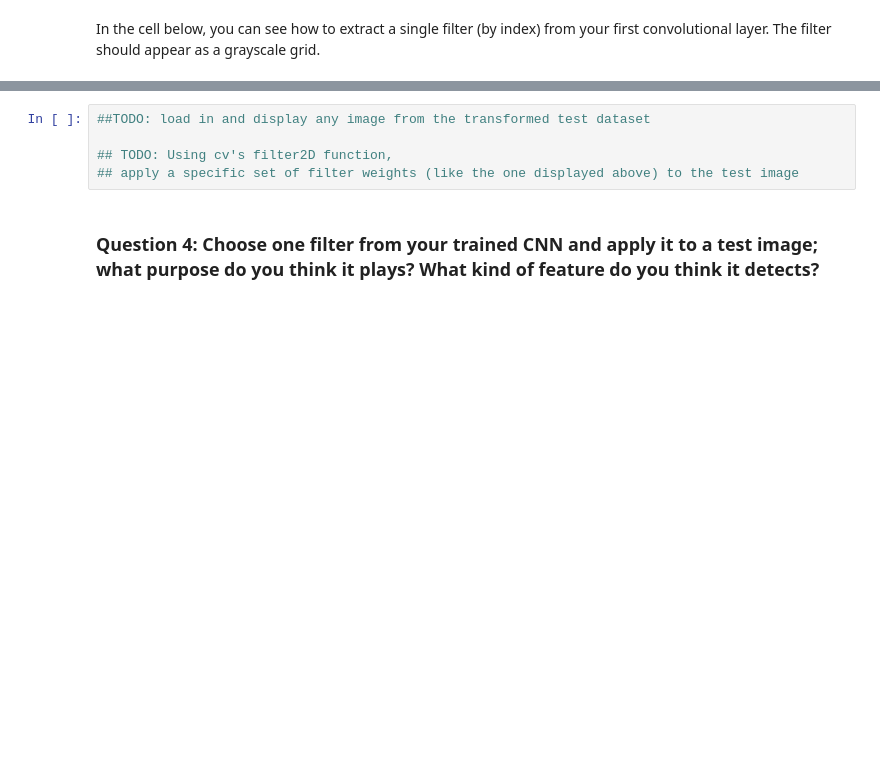
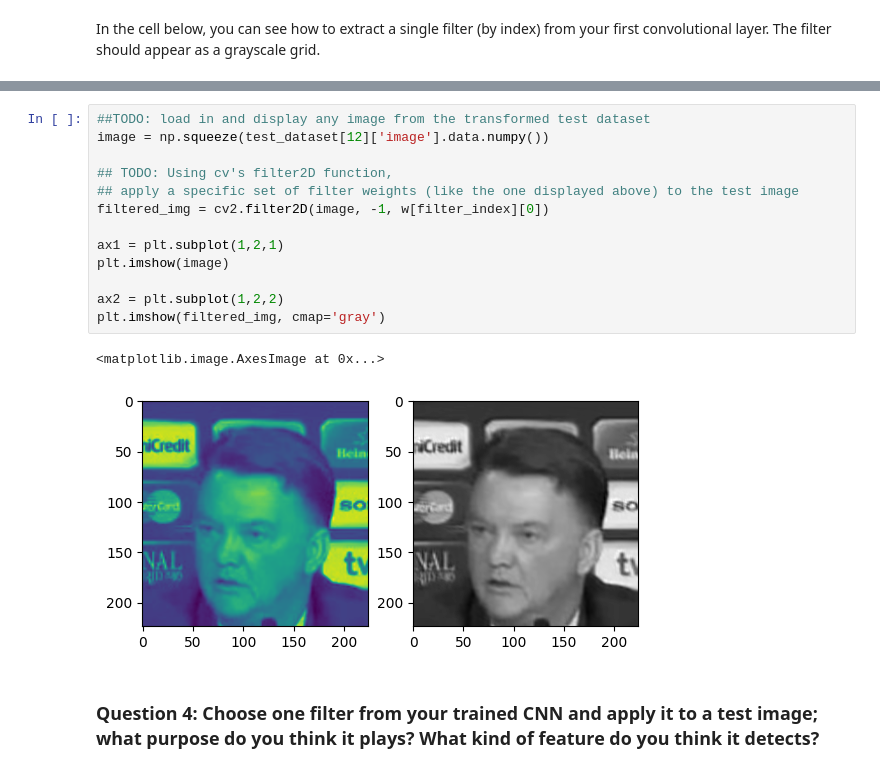
Before and after one commit to sam-andaluri/P1_Facial_Keypoints, a Jupyter notebook: 2. Define the Network Architecture.ipynb, the cells around one changed output, grey strips where cells are left out. Saved outputs shown, nothing was run; the diff lists cells and outputs as text; blank space fills up the shorter version.

```diff
--- a/2. Define the Network Architecture.ipynb
+++ b/2. Define the Network Architecture.ipynb
@@ -496,9 +511,20 @@ Next, choose a test image and filter it with one of the convolutional kernels in
 ---
 # %%
 ##TODO: load in and display any image from the transformed test dataset
+image = np.squeeze(test_dataset[12]['image'].data.numpy())
 
 ## TODO: Using cv's filter2D function,
 ## apply a specific set of filter weights (like the one displayed above) to the test image
+filtered_img = cv2.filter2D(image, -1, w[filter_index][0])
+
+ax1 = plt.subplot(1,2,1)
+plt.imshow(image)
+
+ax2 = plt.subplot(1,2,2)
+plt.imshow(filtered_img, cmap='gray')
+# %% [output]
+<matplotlib.image.AxesImage at 0x...>
+[figure, added]
 # %% [markdown]
 ### Question 4: Choose one filter from your trained CNN and apply it to a test image; what purpose do you think it plays? What kind of feature do you think it detects?
 # %% [markdown]
```
Also changed, not shown: parts of 10 cells of this notebook, 2 other files.
